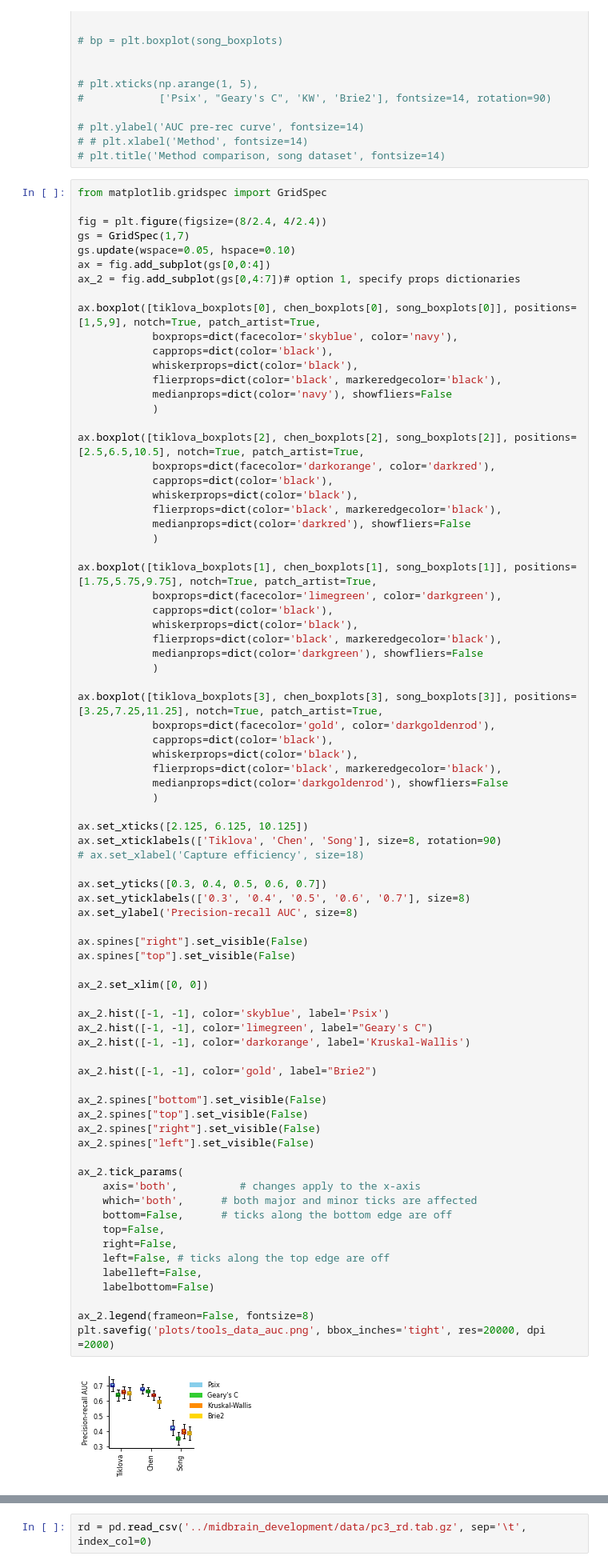
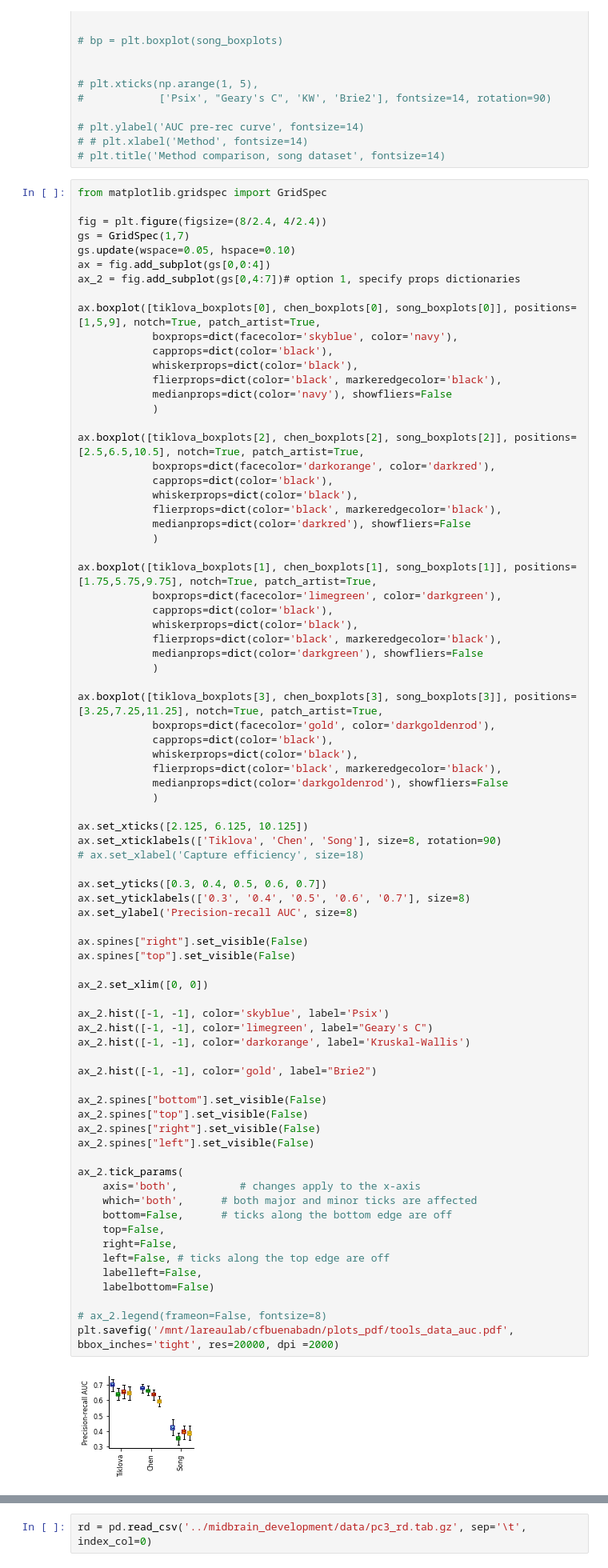
Before and after one commit to lareaulab/analysis_psix, a Jupyter notebook: sc_bulk_comparison/sc_bulk_comparison.ipynb, the cells around one changed output, grey strips where cells are left out. Shown at 80% size. Saved outputs shown, nothing was run; the diff lists cells and outputs as text.

```diff
--- a/sc_bulk_comparison/sc_bulk_comparison.ipynb
+++ b/sc_bulk_comparison/sc_bulk_comparison.ipynb
@@ -461,36 +461,36 @@ ax.set_yticks([0.3, 0.4, 0.5, 0.6, 0.7])
 ax.set_yticklabels(['0.3', '0.4', '0.5', '0.6', '0.7'], size=8)
 ax.set_ylabel('Precision-recall AUC', size=8)
 
 ax.spines["right"].set_visible(False)
 ax.spines["top"].set_visible(False)
 
 ax_2.set_xlim([0, 0])
 
 ax_2.hist([-1, -1], color='skyblue', label='Psix')
 ax_2.hist([-1, -1], color='limegreen', label="Geary's C")
 ax_2.hist([-1, -1], color='darkorange', label='Kruskal-Wallis')
 
 ax_2.hist([-1, -1], color='gold', label="Brie2")
 
 ax_2.spines["bottom"].set_visible(False)
 ax_2.spines["top"].set_visible(False)
 ax_2.spines["right"].set_visible(False)
 ax_2.spines["left"].set_visible(False)
 
 ax_2.tick_params(
     axis='both',          # changes apply to the x-axis
     which='both',      # both major and minor ticks are affected
     bottom=False,      # ticks along the bottom edge are off
     top=False,
     right=False,
     left=False, # ticks along the top edge are off
     labelleft=False,
     labelbottom=False)
 
-ax_2.legend(frameon=False, fontsize=8)
-plt.savefig('plots/tools_data_auc.png', bbox_inches='tight', res=20000, dpi =2000)
+# ax_2.legend(frameon=False, fontsize=8)
+plt.savefig('/mnt/lareaulab/cfbuenabadn/plots_pdf/tools_data_auc.pdf', bbox_inches='tight', res=20000, dpi =2000)
 # %% [output]
-[figure, old version]
+[figure, new version]
 # %%
 from matplotlib.gridspec import GridSpec
 
```
Also changed, not shown: parts of 7 cells of this notebook, 22 other files.
